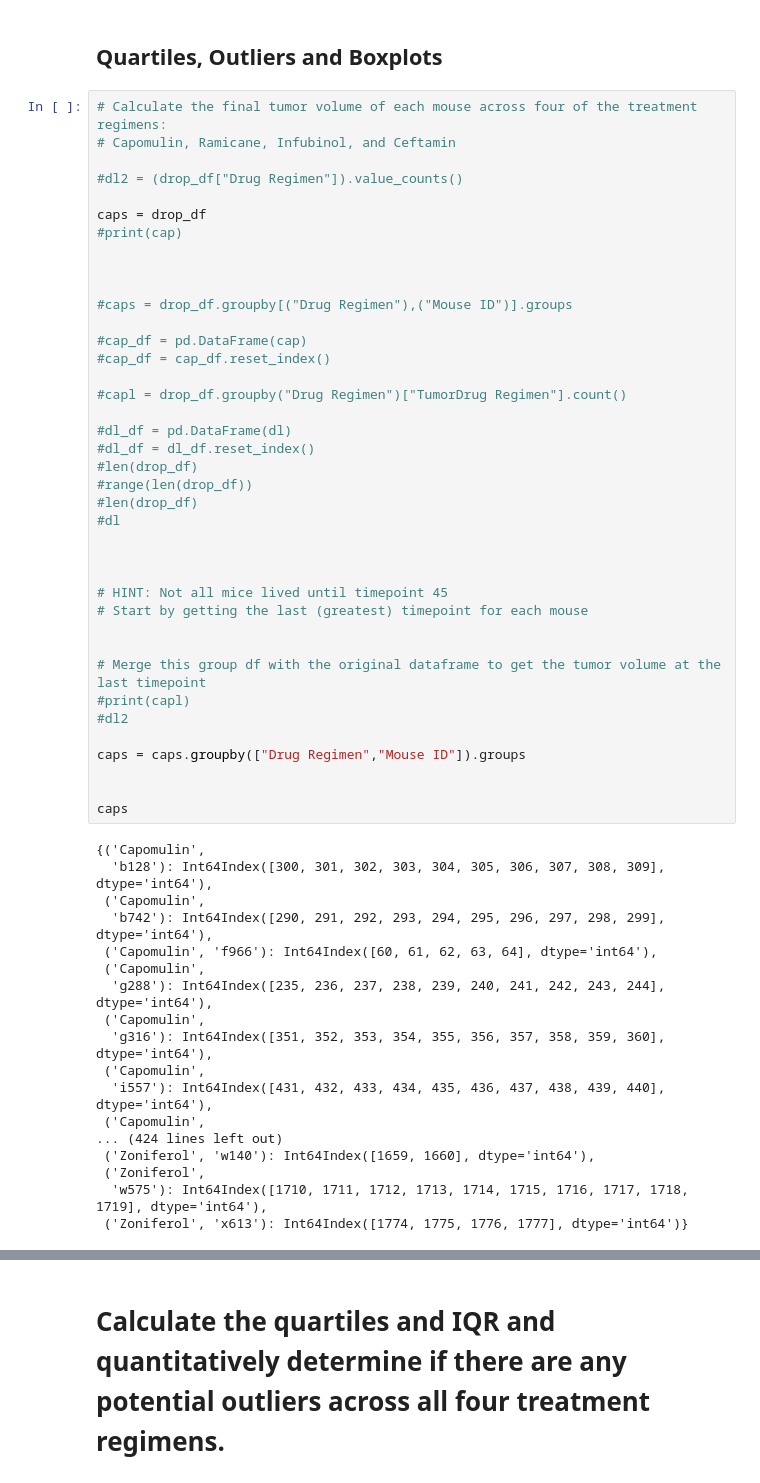
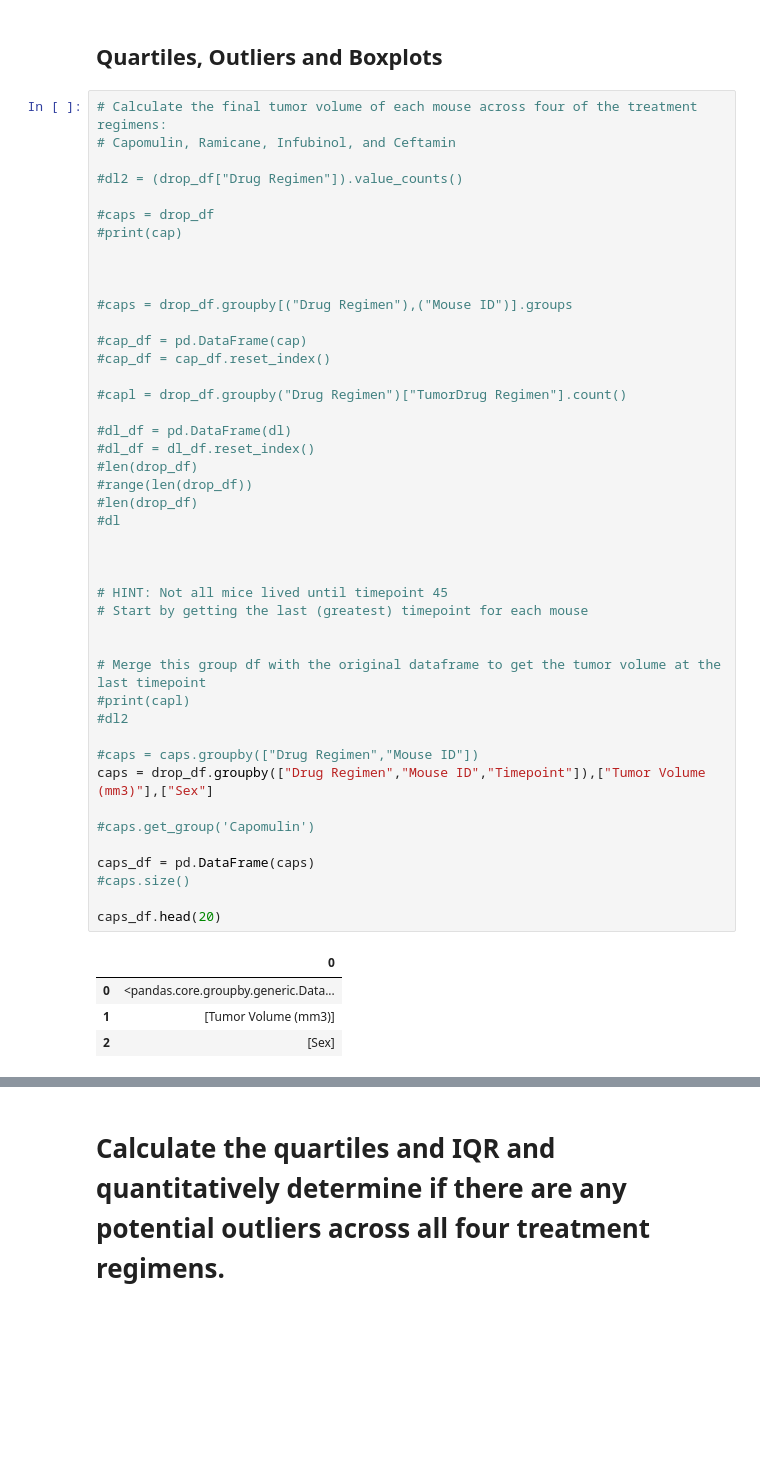
Before and after one commit to jtslater2/JTS-HW5-Matplotlib, a Jupyter notebook: pymaceuticals_jts.ipynb, the cells around one changed output, grey strips where cells are left out. Saved outputs shown, nothing was run; the diff lists cells and outputs as text; blank space fills up the shorter version.

```diff
--- a/pymaceuticals_jts.ipynb
+++ b/pymaceuticals_jts.ipynb
@@ -245,54 +243,46 @@ drop_df.head()
 
 #dl2 = (drop_df["Drug Regimen"]).value_counts()
 
-caps = drop_df
+#caps = drop_df
 #print(cap)
 
 
 
 #caps = drop_df.groupby[("Drug Regimen"),("Mouse ID")].groups
 
 #cap_df = pd.DataFrame(cap)
 #cap_df = cap_df.reset_index()
 
 #capl = drop_df.groupby("Drug Regimen")["TumorDrug Regimen"].count()
 
 #dl_df = pd.DataFrame(dl)
 #dl_df = dl_df.reset_index()
 #len(drop_df)
 #range(len(drop_df))
 #len(drop_df)
 #dl
 
 
 
 # HINT: Not all mice lived until timepoint 45
 # Start by getting the last (greatest) timepoint for each mouse
 
 
 # Merge this group df with the original dataframe to get the tumor volume at the last timepoint
 #print(capl)
 #dl2
 
-caps = caps.groupby(["Drug Regimen","Mouse ID"]).groups
+#caps = caps.groupby(["Drug Regimen","Mouse ID"])
+caps = drop_df.groupby(["Drug Regimen","Mouse ID","Timepoint"]),["Tumor Volume (mm3)"],["Sex"]
 
+#caps.get_group('Capomulin')
 
-caps
+caps_df = pd.DataFrame(caps)
+#caps.size()
+
+caps_df.head(20)
 # %% [output]
-{('Capomulin',
-  'b128'): Int64Index([300, 301, 302, 303, 304, 305, 306, 307, 308, 309], dtype='int64'),
- ('Capomulin',
-  'b742'): Int64Index([290, 291, 292, 293, 294, 295, 296, 297, 298, 299], dtype='int64'),
- ('Capomulin', 'f966'): Int64Index([60, 61, 62, 63, 64], dtype='int64'),
- ('Capomulin',
-  'g288'): Int64Index([235, 236, 237, 238, 239, 240, 241, 242, 243, 244], dtype='int64'),
- ('Capomulin',
-  'g316'): Int64Index([351, 352, 353, 354, 355, 356, 357, 358, 359, 360], dtype='int64'),
- ('Capomulin',
-  'i557'): Int64Index([431, 432, 433, 434, 435, 436, 437, 438, 439, 440], dtype='int64'),
- ('Capomulin',
-... (424 lines left out)
- ('Zoniferol', 'w140'): Int64Index([1659, 1660], dtype='int64'),
- ('Zoniferol',
-  'w575'): Int64Index([1710, 1711, 1712, 1713, 1714, 1715, 1716, 1717, 1718, 1719], dtype='int64'),
- ('Zoniferol', 'x613'): Int64Index([1774, 1775, 1776, 1777], dtype='int64')}
+|  | 0 |
+| 0 | <pandas.core.groupby.generic.Data... |
+| 1 | [Tumor Volume (mm3)] |
+| 2 | [Sex] |
```
Also changed, not shown: parts of 4 cells of this notebook.
